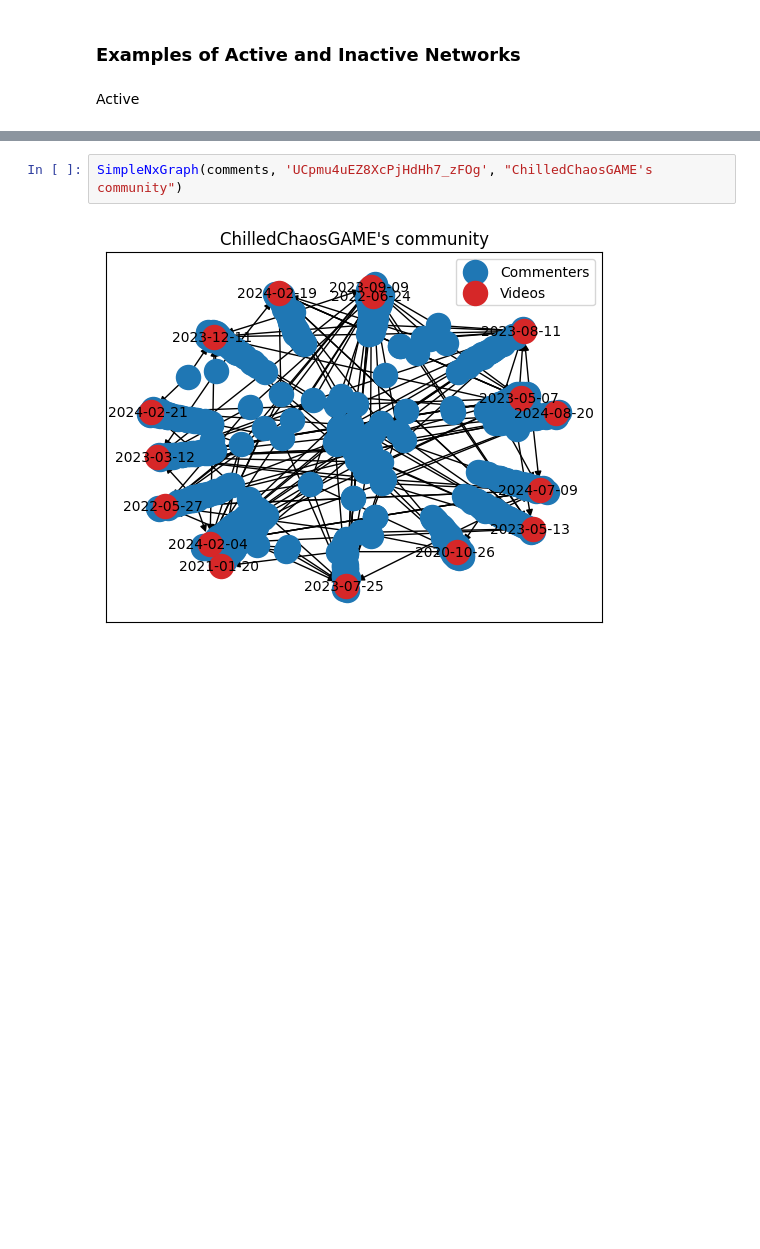
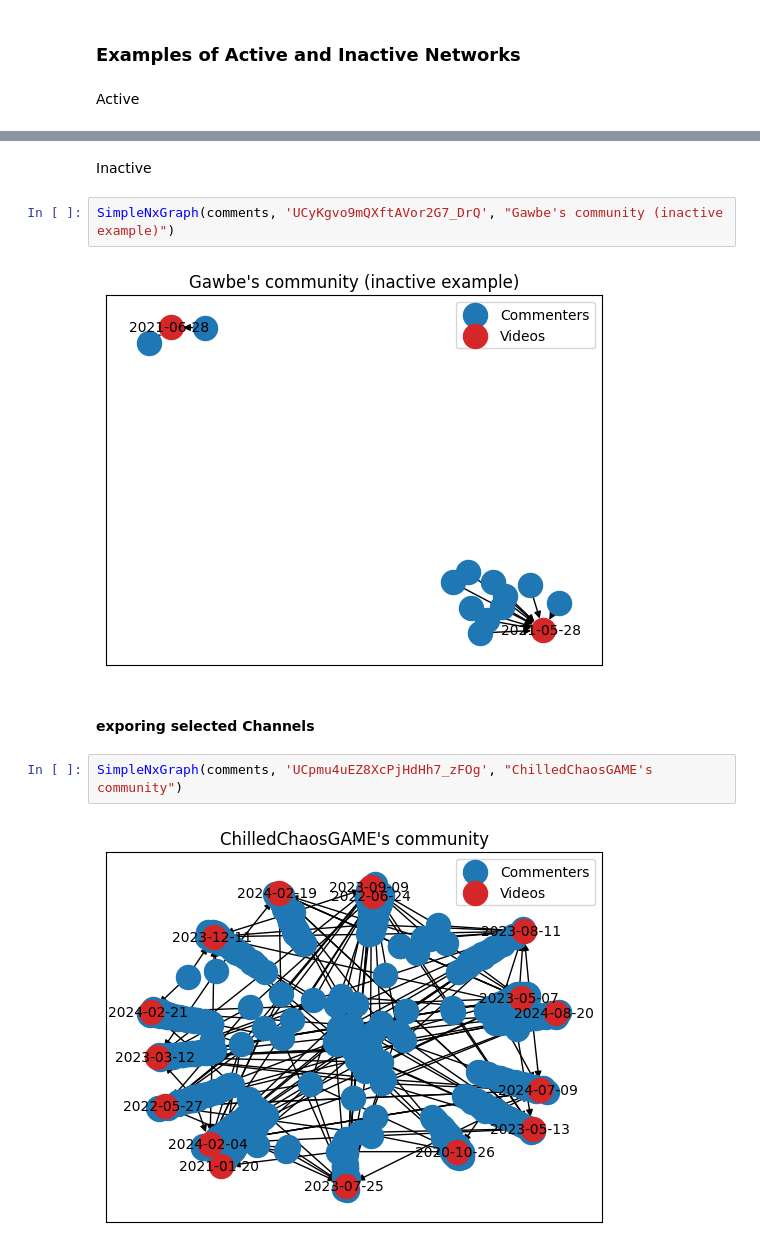
Before and after one commit to bluecoder777/Game-Promotion-Analysis, a Jupyter notebook: YTvideoCommunity.ipynb, the cells around one changed output, grey strips where cells are left out. Drawn from its saved outputs; the diff is of its cells as text; blank space fills up the shorter version.

```diff
--- a/YTvideoCommunity.ipynb
+++ b/YTvideoCommunity.ipynb
@@ -91,3 +96,11 @@ Active
+# %% [markdown]
+Inactive
+# %%
+SimpleNxGraph(comments, 'UCyKgvo9mQXftAVor2G7_DrQ', "Gawbe's community (inactive example)")
+# %% [output]
+[figure, added]
+# %% [markdown]
+#### exporing selected Channels
 # %%
 SimpleNxGraph(comments, 'UCpmu4uEZ8XcPjHdHh7_zFOg', "ChilledChaosGAME's community")
 # %% [output]
```
Also changed, not shown: parts of 20 cells of this notebook, 2 other files.
